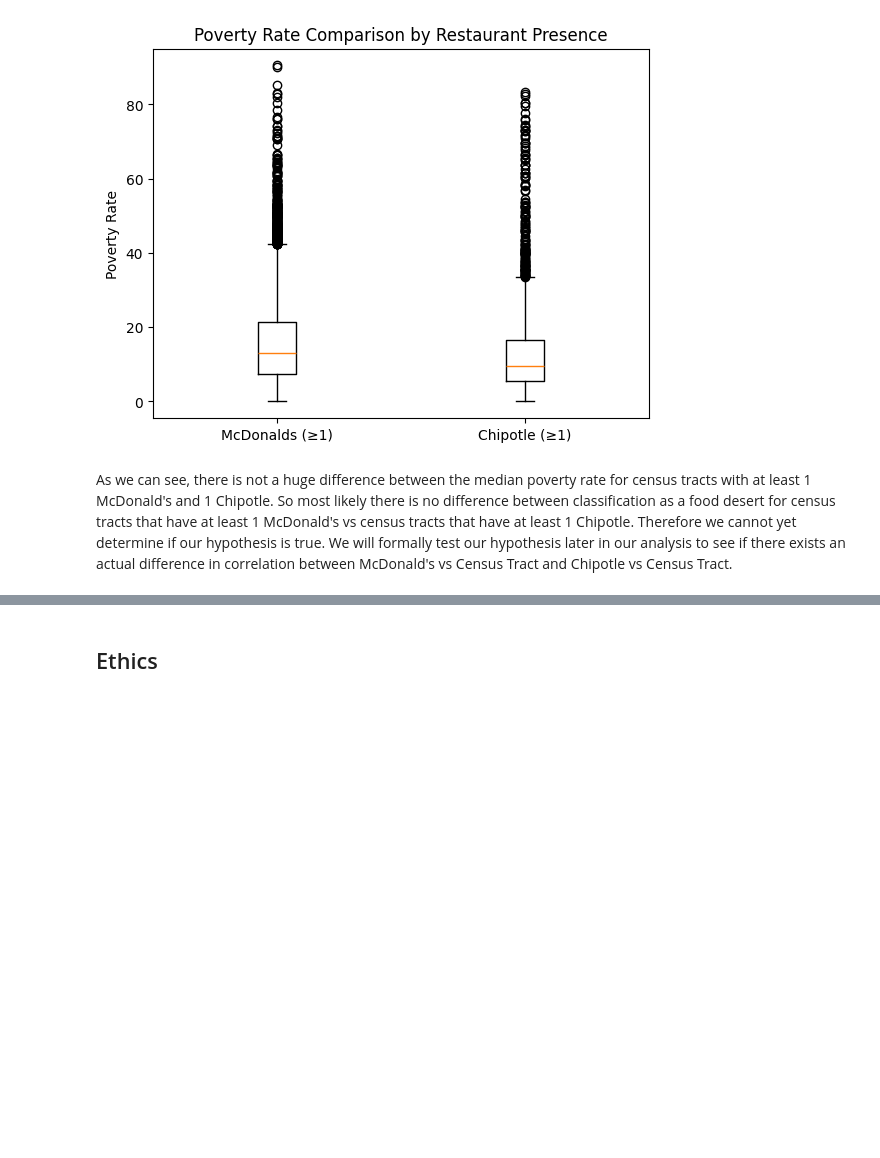
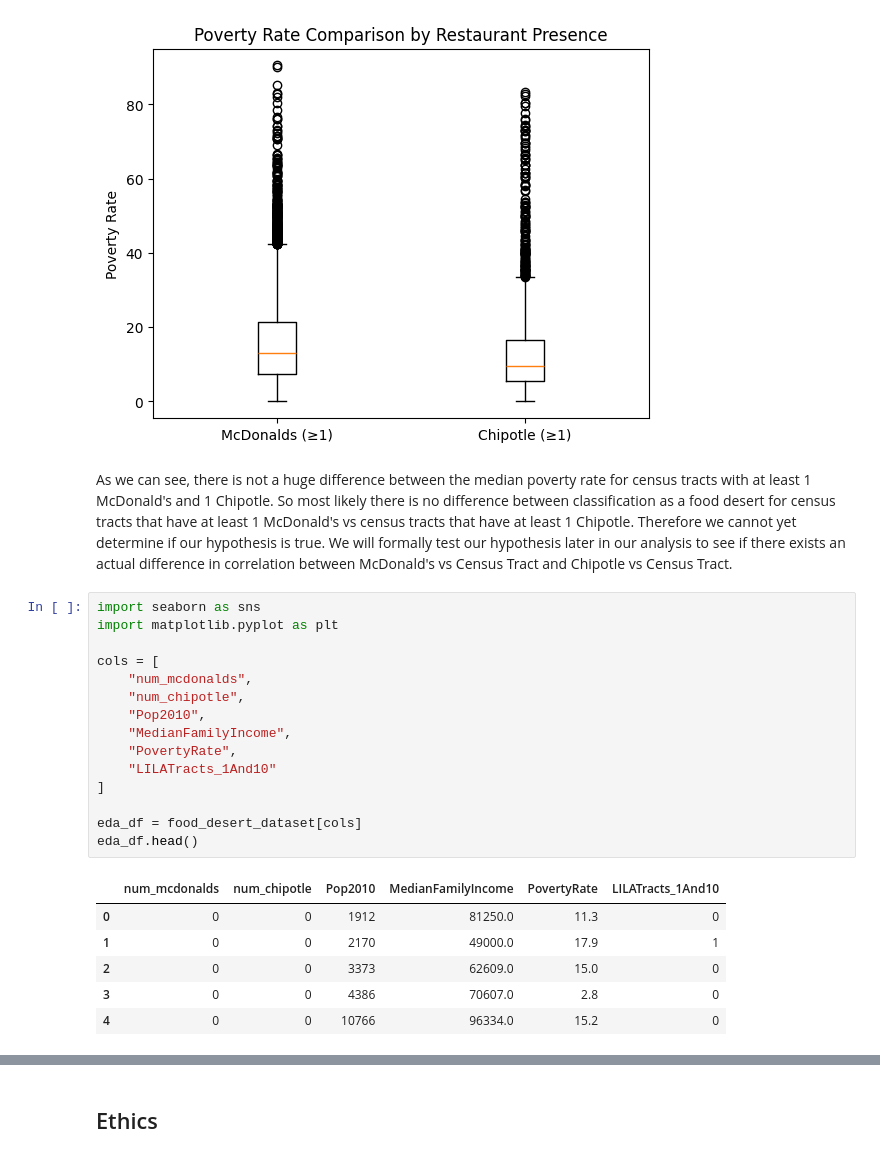
Before and after one commit to COGS108/Group085_WI26, a Jupyter notebook: 02-EDACheckpoint.ipynb, the cells around one changed output, grey strips where cells are left out. Cells and saved outputs as stored; diff of their text form; blank space fills up the shorter version.

```diff
--- a/02-EDACheckpoint.ipynb
+++ b/02-EDACheckpoint.ipynb
@@ -497,3 +529,25 @@ plt.show()
 [figure]
 # %% [markdown]
 As we can see, there is not a huge difference between the median poverty rate for census tracts with at least 1 McDonald's and 1 Chipotle. So most likely there is no difference between classification as a food desert for census tracts that have at least 1 McDonald's vs census tracts that have at least 1 Chipotle. Therefore we cannot yet determine if our hypothesis is true. We will formally test our hypothesis later in our analysis to see if there exists an actual difference in correlation between McDonald's vs Census Tract and Chipotle vs Census Tract.
+# %%
+import seaborn as sns
+import matplotlib.pyplot as plt
+
+cols = [
+    "num_mcdonalds",
+    "num_chipotle",
+    "Pop2010",
+    "MedianFamilyIncome",
+    "PovertyRate",
+    "LILATracts_1And10"
+]
+
+eda_df = food_desert_dataset[cols]
+eda_df.head()
+# %% [output]
+|  | num_mcdonalds | num_chipotle | Pop2010 | MedianFamilyIncome | PovertyRate | LILATracts_1And10 |
+| 0 | 0 | 0 | 1912 | 81250.0 | 11.3 | 0 |
+| 1 | 0 | 0 | 2170 | 49000.0 | 17.9 | 1 |
+| 2 | 0 | 0 | 3373 | 62609.0 | 15.0 | 0 |
+| 3 | 0 | 0 | 4386 | 70607.0 | 2.8 | 0 |
+| 4 | 0 | 0 | 10766 | 96334.0 | 15.2 | 0 |
```
Also changed, not shown: parts of 7 cells of this notebook.
